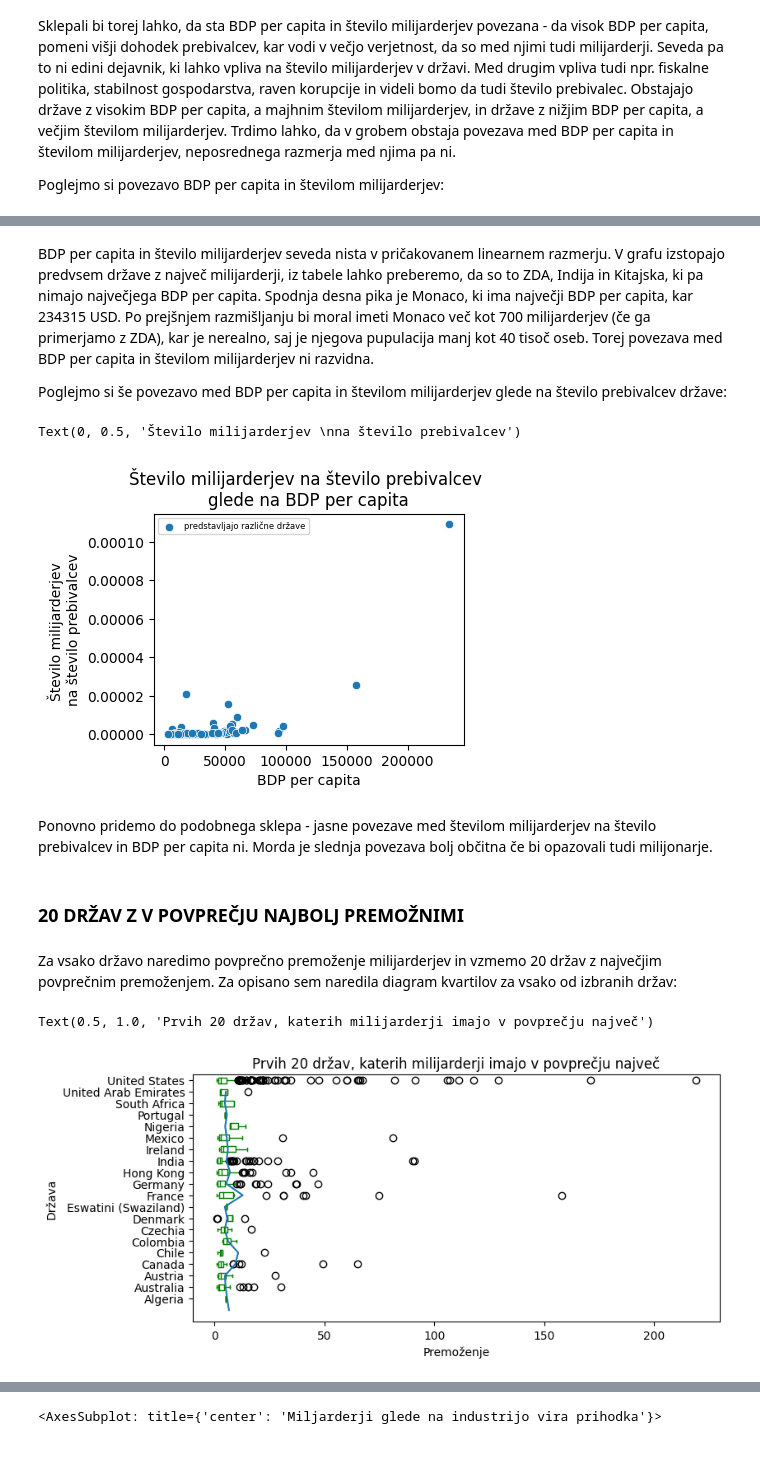
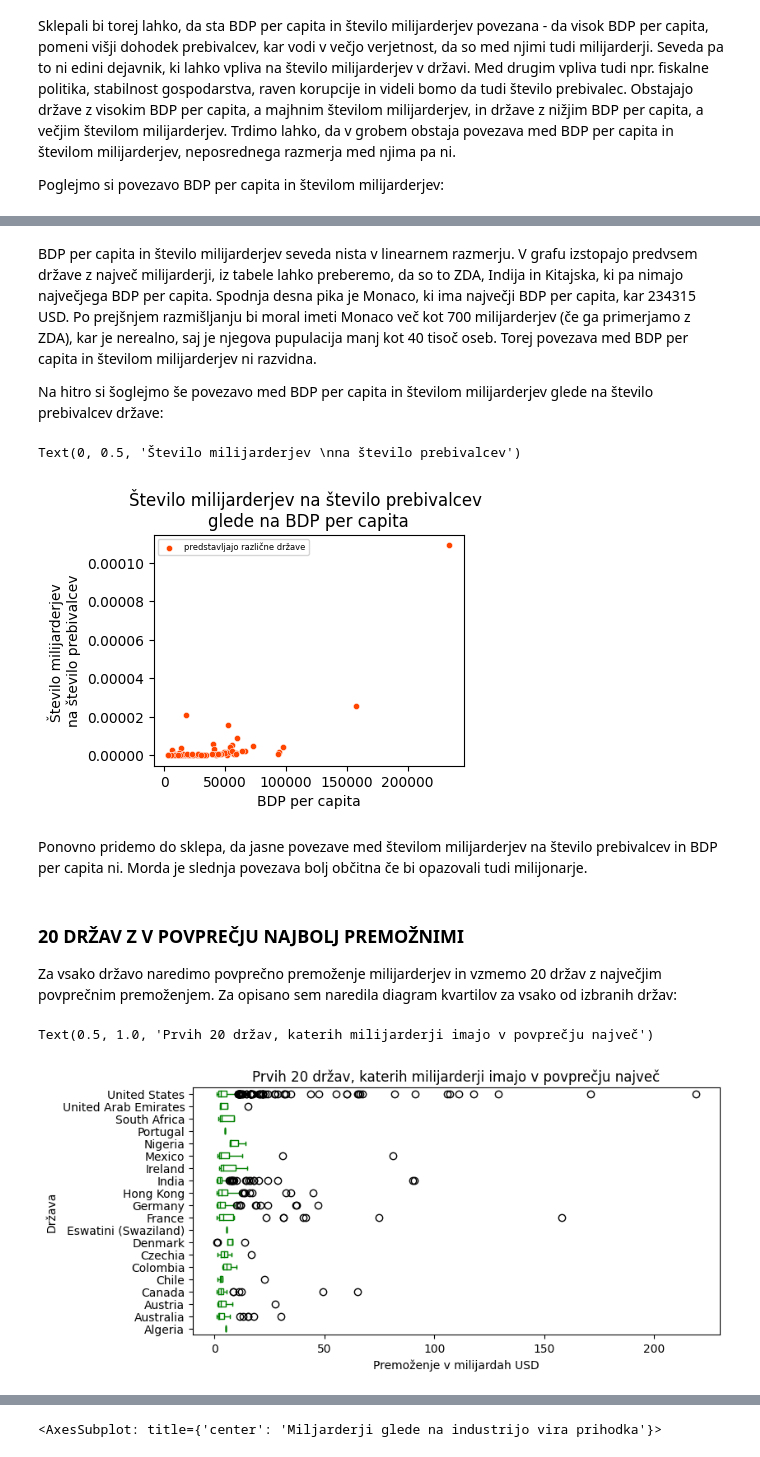
Before and after one commit to karolina-sa/Forbes-list-PROG1-projekt, a Jupyter notebook: analiza_Forbes_list.ipynb, the cells around one changed output, grey strips where cells are left out. Drawn from its saved outputs; the diff is of its cells as text; code cells hidden in the pictures.

```diff
--- a/analiza_Forbes_list.ipynb
+++ b/analiza_Forbes_list.ipynb
@@ -261,34 +278,34 @@ Text(0, 0.5, 'Število milijarderjev')
 # %% [markdown]
-BDP per capita in število milijarderjev seveda nista v pričakovanem linearnem razmerju. V grafu izstopajo predvsem države z največ milijarderji, iz tabele lahko preberemo, da so to ZDA, Indija in Kitajska, ki pa nimajo največjega BDP per capita. Spodnja desna pika je Monaco, ki ima največji BDP per capita, kar 234315 USD. Po prejšnjem razmišljanju bi moral imeti Monaco več kot 700 milijarderjev (če ga primerjamo z ZDA), kar je nerealno, saj je njegova pupulacija manj kot 40 tisoč oseb.
+BDP per capita in število milijarderjev seveda nista v linearnem razmerju. V grafu izstopajo predvsem države z največ milijarderji, iz tabele lahko preberemo, da so to ZDA, Indija in Kitajska, ki pa nimajo največjega BDP per capita. Spodnja desna pika je Monaco, ki ima največji BDP per capita, kar 234315 USD. Po prejšnjem razmišljanju bi moral imeti Monaco več kot 700 milijarderjev (če ga primerjamo z ZDA), kar je nerealno, saj je njegova pupulacija manj kot 40 tisoč oseb.
 Torej povezava med BDP per capita in številom milijarderjev ni razvidna.
 
-Poglejmo si še povezavo med BDP per capita in številom milijarderjev glede na število prebivalcev države:
+Na hitro si šoglejmo še povezavo med BDP per capita in številom milijarderjev glede na število prebivalcev države:
 # %%
-sns.scatterplot(x = forbes_countries.gdp_pc, y = forbes_countries.forbes_na_preb, label = 'predstavljajo različne države', legend = True)
+sns.scatterplot(x = forbes_countries.gdp_pc, y = forbes_countries.forbes_na_preb, label = 'predstavljajo različne države', legend = True, color = 'orangered', s = 20)
 plt.title('Število milijarderjev na število prebivalcev \nglede na BDP per capita')
 plt.xlabel('BDP per capita')
 plt.ylabel('Število milijarderjev \nna število prebivalcev')
 # %% [output]
 Text(0, 0.5, 'Število milijarderjev \nna število prebivalcev')
-[figure, old version]
+[figure, new version]
 # %% [markdown]
-Ponovno pridemo do podobnega sklepa - jasne povezave med številom milijarderjev na število prebivalcev in BDP per capita ni. Morda je slednja povezava bolj občitna če bi opazovali tudi milijonarje.
+Ponovno pridemo do sklepa, da jasne povezave med številom milijarderjev na število prebivalcev in BDP per capita ni. Morda je slednja povezava bolj občitna če bi opazovali tudi milijonarje.
-# %% [markdown]
-<h3>20 DRŽAV Z V POVPREČJU NAJBOLJ PREMOŽNIMI</h3>
 # %% [markdown]
+<h3>20 DRŽAV Z V POVPREČJU NAJBOLJ PREMOŽNIMI</h3>
+
 Za vsako državo naredimo povprečno premoženje milijarderjev in vzmemo 20 držav z največjim povprečnim premoženjem. Za opisano sem naredila diagram kvartilov za vsako od izbranih držav:
 # %%
 plt.rcParams['figure.figsize'] = [8,4]
 povprecje = forbes.groupby('country')['networth'].mean().sort_values(ascending = False).reset_index(name = "povprecje")
 povprecje = povprecje.head(20).sort_values('country', ascending = False)
 forbes_nw = forbes.loc[forbes['country'].isin(povprecje.country.values.tolist())]
 forbes_networth_na_drzavo_plot = forbes_nw.boxplot(by = 'country', column = ['networth'], grid = False, vert = False, color = 'green')
 plt.title('')
 plt.suptitle('')
-plt.plot(povprecje.povprecje, povprecje.country)
-forbes_networth_na_drzavo_plot.set_xlabel("Premoženje")
+# plt.plot(povprecje.povprecje, povprecje.country)
+forbes_networth_na_drzavo_plot.set_xlabel("Premoženje v milijardah USD")
 forbes_networth_na_drzavo_plot.set_ylabel("Država")
 forbes_networth_na_drzavo_plot.set_title('Prvih 20 držav, katerih milijarderji imajo v povprečju največ')
 # %% [output]
 Text(0.5, 1.0, 'Prvih 20 držav, katerih milijarderji imajo v povprečju največ')
-[figure, old version]
+[figure, new version]
```
Also changed, not shown: parts of 39 cells of this notebook.
